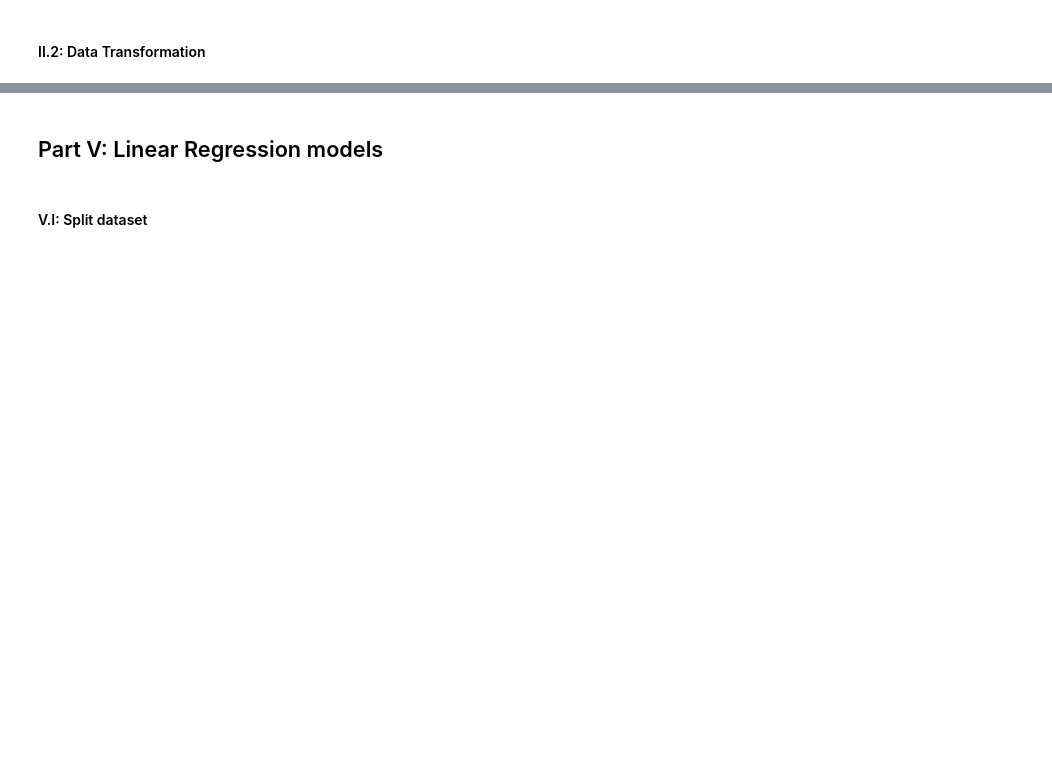
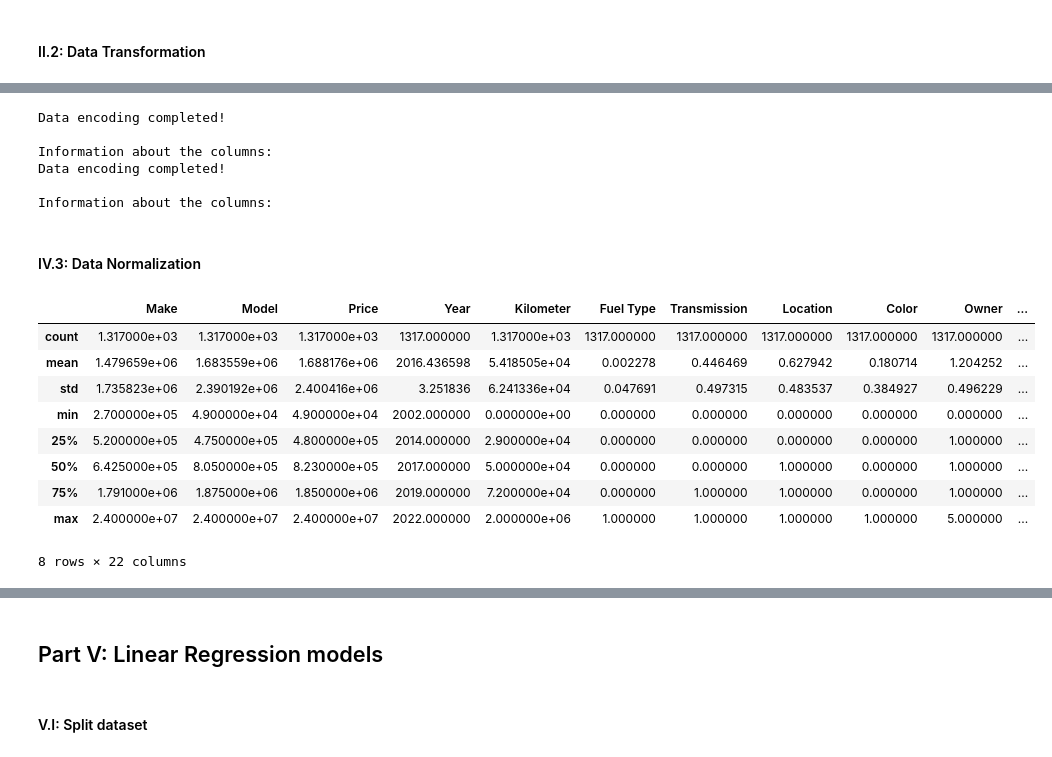
Before and after one commit to ductai05/Math-For-AI, a Jupyter notebook: DucTai_LR.ipynb, the cells around one changed output, grey strips where cells are left out. Cells and saved outputs as stored; diff of their text form; code cells hidden in the pictures; blank space fills up the shorter version.

```diff
--- a/DucTai_LR.ipynb
+++ b/DucTai_LR.ipynb
@@ -233,0 +546,4 @@ Numeric Columns and Unique Values:
+# %%
+# Print number of unique values for each column
+numeric_columns, object_columns = data.unique_values()
+data_after_preprocessing = copy.deepcopy(data)
@@ -288,0 +575,2 @@ plt.show()
+# %%
+train_data_after_preprocessing, validation_data_after_preprocessing = data_after_preprocessing.train_valid_split(valid_size=0.2, random_state=0)
@@ -288,0 +579,6 @@ plt.show()
+# %%
+train_data = copy.deepcopy(train_data_after_preprocessing) # after preprocessing
+numeric_columns, object_columns = train_data.unique_values()
+print()
+validation_data = copy.deepcopy(validation_data_after_preprocessing) # after preprocessing
+numeric_columns, object_columns = validation_data.unique_values()
@@ -288,0 +597,31 @@ plt.show()
+# %%
+train_data.encode_data()
+train_data.get_column_after_transform_info()
+train_data_after_encoding = copy.deepcopy(train_data)
+
+validation_data.encode_data()
+validation_data.get_column_after_transform_info()
+validation_data_after_encoding = copy.deepcopy(validation_data)
+# %% [output]
+Data encoding completed!
+
+Information about the columns:
+Data encoding completed!
+
+Information about the columns:
+# %% [markdown]
+#### IV.3: Data Normalization
+# %%
+train_data = copy.deepcopy(train_data_after_encoding)
+train_data.data.describe()
+# %% [output]
+|  | Make | Model | Price | Year | Kilometer | Fuel Type | Transmission | Location | Color | Owner | ... |
+| count | 1.317000e+03 | 1.317000e+03 | 1.317000e+03 | 1317.000000 | 1.317000e+03 | 1317.000000 | 1317.000000 | 1317.000000 | 1317.000000 | 1317.000000 | ... |
+| mean | 1.479659e+06 | 1.683559e+06 | 1.688176e+06 | 2016.436598 | 5.418505e+04 | 0.002278 | 0.446469 | 0.627942 | 0.180714 | 1.204252 | ... |
+| std | 1.735823e+06 | 2.390192e+06 | 2.400416e+06 | 3.251836 | 6.241336e+04 | 0.047691 | 0.497315 | 0.483537 | 0.384927 | 0.496229 | ... |
+| min | 2.700000e+05 | 4.900000e+04 | 4.900000e+04 | 2002.000000 | 0.000000e+00 | 0.000000 | 0.000000 | 0.000000 | 0.000000 | 0.000000 | ... |
+| 25% | 5.200000e+05 | 4.750000e+05 | 4.800000e+05 | 2014.000000 | 2.900000e+04 | 0.000000 | 0.000000 | 0.000000 | 0.000000 | 1.000000 | ... |
+| 50% | 6.425000e+05 | 8.050000e+05 | 8.230000e+05 | 2017.000000 | 5.000000e+04 | 0.000000 | 0.000000 | 1.000000 | 0.000000 | 1.000000 | ... |
+| 75% | 1.791000e+06 | 1.875000e+06 | 1.850000e+06 | 2019.000000 | 7.200000e+04 | 0.000000 | 1.000000 | 1.000000 | 0.000000 | 1.000000 | ... |
+| max | 2.400000e+07 | 2.400000e+07 | 2.400000e+07 | 2022.000000 | 2.000000e+06 | 1.000000 | 1.000000 | 1.000000 | 1.000000 | 5.000000 | ... |
+8 rows × 22 columns
```
Also changed, not shown: parts of 55 cells of this notebook.
